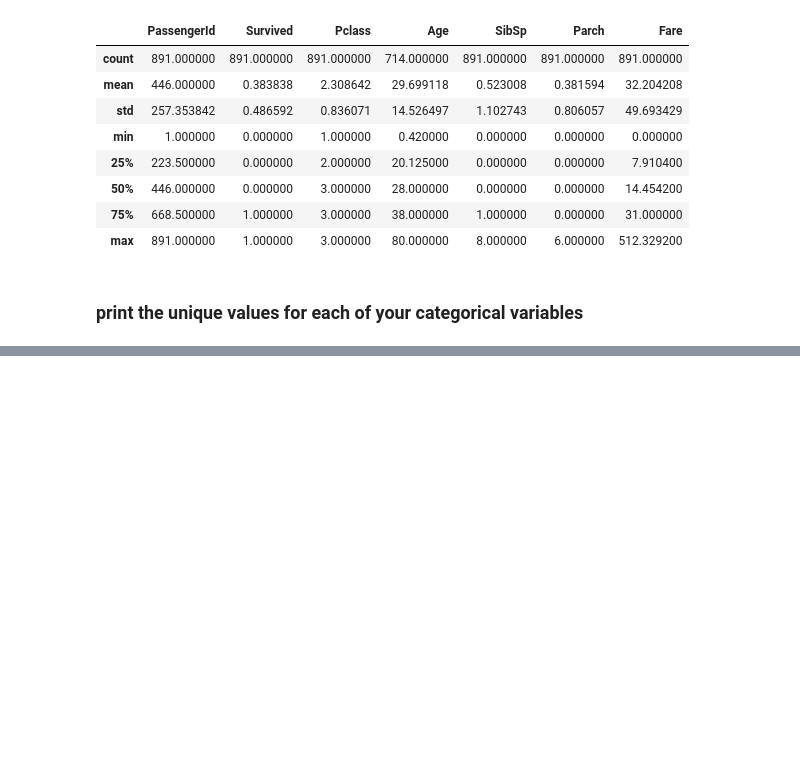
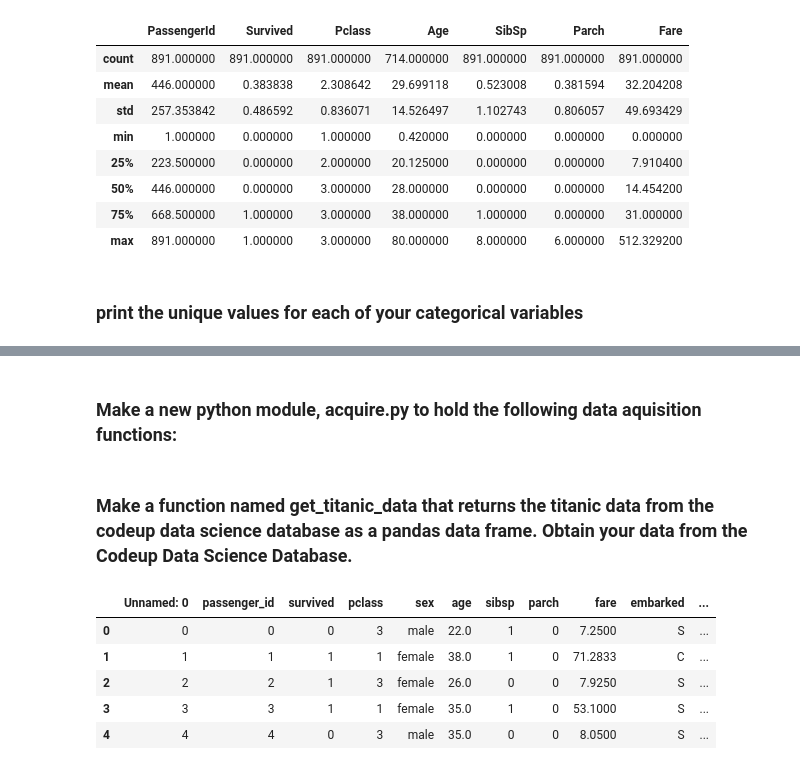
Before and after one commit to JaredVahle/classification-exercises, a Jupyter notebook: classification_exercises.ipynb, the cells around one changed output, grey strips where cells are left out. Cells and saved outputs as stored; diff of their text form; code cells hidden in the pictures; blank space fills up the shorter version.

Commit message:
my work for data aquisition

```diff
--- a/classification_exercises.ipynb
+++ b/classification_exercises.ipynb
@@ -271,0 +195,34 @@ Length: 183, dtype: int64
+# %% [markdown]
+### Make a new python module, acquire.py to hold the following data aquisition functions:
+# %%
+import env
+import os
+
+def get_connection(db, user=env.user, host=env.host, password=env.password):
+    return f'mysql+pymysql://{user}:{password}@{host}/{db}'
+# %% [markdown]
+### Make a function named get_titanic_data that returns the titanic data from the codeup data science database as a pandas data frame. Obtain your data from the Codeup Data Science Database.
+# %%
+def get_titanic_data():
+    filename = "titanic.csv"
+
+    if os.path.isfile("titanic.csv"):
+        return pd.read_csv("titanic.csv")
+    else:
+        # read the SQL query into a dataframe
+        df = pd.read_sql('SELECT * FROM passengers', get_connection('titanic_db'))
+
+        # Write that dataframe to disk for later. Called "caching" the data for later.
+        df.to_csv("titanic.csv")
+
+        # Return the dataframe to the calling code
+        return df
+# %%
+get_titanic_data().head()
+# %% [output]
+|  | Unnamed: 0 | passenger_id | survived | pclass | sex | age | sibsp | parch | fare | embarked | ... |
+| 0 | 0 | 0 | 0 | 3 | male | 22.0 | 1 | 0 | 7.2500 | S | ... |
+| 1 | 1 | 1 | 1 | 1 | female | 38.0 | 1 | 0 | 71.2833 | C | ... |
+| 2 | 2 | 2 | 1 | 3 | female | 26.0 | 0 | 0 | 7.9250 | S | ... |
+| 3 | 3 | 3 | 1 | 1 | female | 35.0 | 1 | 0 | 53.1000 | S | ... |
+| 4 | 4 | 4 | 0 | 3 | male | 35.0 | 0 | 0 | 8.0500 | S | ... |
```
Also changed, not shown: parts of 20 cells of this notebook, 1 other file.
